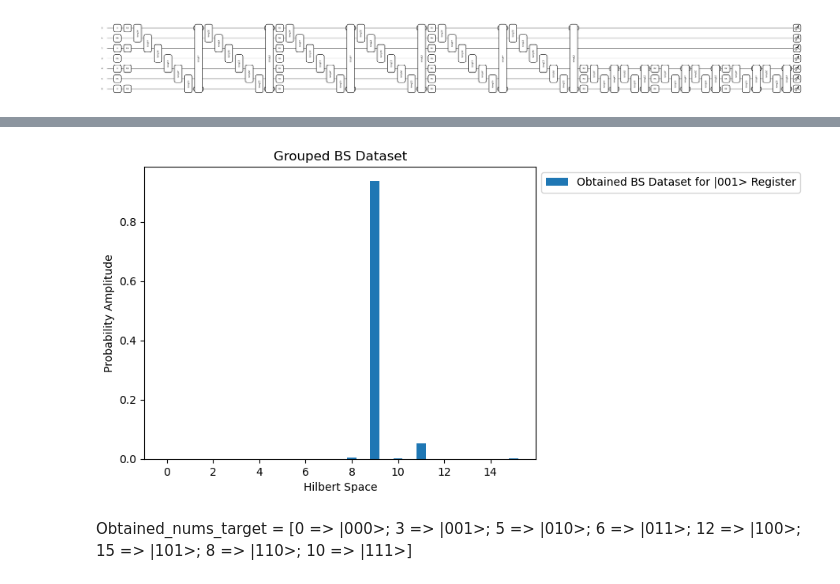
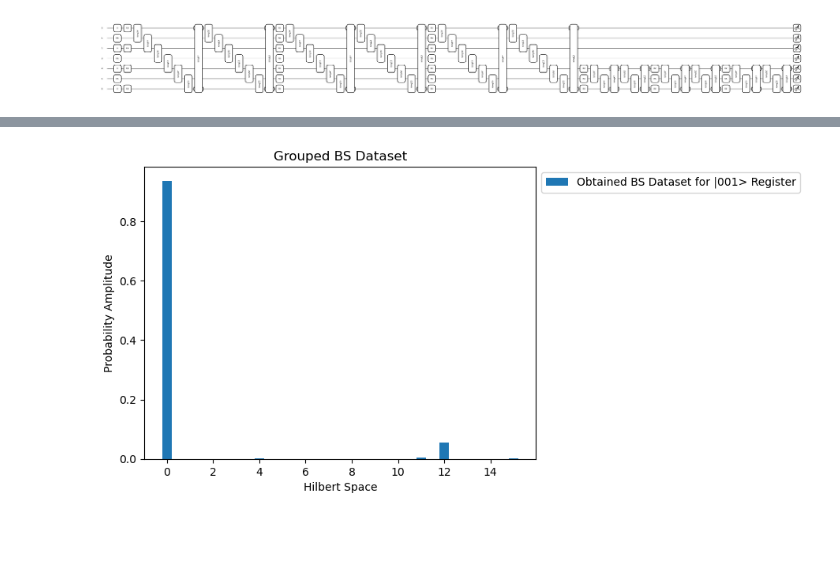
Before and after one commit to Ak-ash22/qcbm_hiwi, a Jupyter notebook: qcbm_project/bars_stripes_cat/pytorch_code.ipynb, the cells around one changed output, grey strips where cells are left out. Saved outputs shown, nothing was run; the diff lists cells and outputs as text; code cells hidden in the pictures; blank space fills up the shorter version.

```diff
--- a/qcbm_project/bars_stripes_cat/pytorch_code.ipynb
+++ b/qcbm_project/bars_stripes_cat/pytorch_code.ipynb
@@ -85,4 +85,6 @@ tensor([ 0,  3,  5, 10, 12, 15])
 # %%
-wavefunctions = torch.zeros((len(nums_target),2**n), dtype=torch.float32)
+wavefunctions = torch.zeros((len(nums_target),2**n_qubits), dtype=torch.float32)
 wavefunctions[torch.arange(len(nums_target)),nums_target] = 1.0
-wavefunctions
+
+dm_batch = torch.einsum("bi,bj->bij",wavefunctions,wavefunctions)
+target_dm = dm_batch.mean(dim=0)
@@ -105,10 +102,6 @@ tensor([0.1667, 0.0000, 0.0000, 0.1667, 0.0000, 0.1667, 0.0000, 0.0000, 0.0000,
 ## Functions
 # %%
 from pennylane.math import reduce_statevector
-
-n_qubits = n
-n_ancillas = 3
-total_qubits = n_qubits + n_ancillas
 
 def sqrtm_torch(matrix:torch.Tensor) -> torch.Tensor:
 
@@ -198,14 +191,14 @@ plt.show()
 [figure]
 # %%
 weights = initial_params
-lr = 0.01
+lr = 0.1
 opt = torch.optim.Adam([weights], lr=lr)
 
 
 loss_history = []
 min_loss = qcbm(circuit, weights, target_dm)
 optimal_params = torch.zeros((folds, 3* total_qubits), dtype=torch.float32)
-n_epochs = 1500
+n_epochs = 2000
 i = 0
 
 while i < n_epochs:
@@ -350,11 +312,11 @@ tensor([0.1667, 0.0000, 0.0000, 0.0000, 0.0000, 0.0000, 0.0000, 0.0000, 0.0000,
 # %%
 weights = reg_params
-opt = torch.optim.Adam([weights], lr=0.1)
+opt = torch.optim.Adam([weights], lr=0.01)
 
 reg_loss_history = []
 optimal_reg_params = torch.zeros((folds, 3 * n_ancillas), dtype=torch.float32)
 min_loss = vqc(reg_circuit, weights, target_dm_full)
-n_epochs = 1000
+n_epochs = 2000
 i = 0
 
 while i < n_epochs:
@@ -395,27 +357,18 @@ Step: 1000 Loss: -0.12091503138058209 Time taken per iter: 0.022095918655395508
 # %%
 full_psi = reg_circuit(optimal_reg_params)
 # %%
-image = qnp.round(full_psi[6::8],3)
+image = qnp.round(full_psi[::8],3)
 image /= qnp.linalg.norm(image)
 
 w, x = 0.4, np.arange(len(image))
 
 # plt.bar(x - w/2, target_psi, w, label='Original BS Dataset')
 plt.bar(x, np.abs(image)**2, w, label='Obtained BS Dataset for |001> Register')
 
 plt.xlabel('Hilbert Space')
 plt.ylabel('Probability Amplitude')
 plt.title('Grouped BS Dataset')
 plt.legend(bbox_to_anchor=(1, 1), loc='upper left')
 plt.show()
 # %% [output]
-[figure, old version]
+[figure, new version]
-# %% [markdown]
-Obtained_nums_target = [0 => |000>;
-                        3 => |001>;
-                        5 => |010>;
-                        6 => |011>;
-                        12 => |100>;
-                        15 => |101>;
-                        8 => |110>;
-                        10 => |111>]
```
Also changed, not shown: parts of 14 cells of this notebook.
